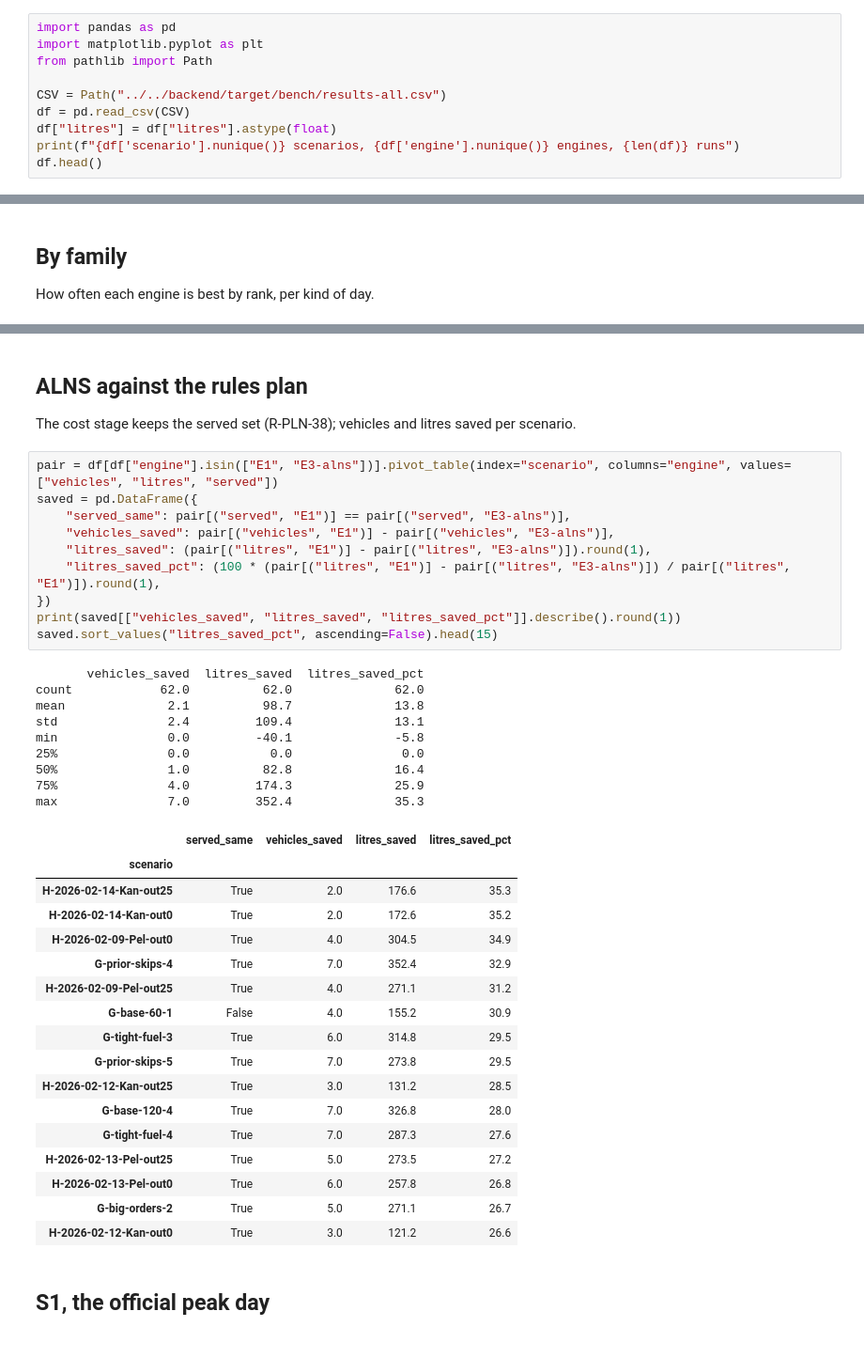
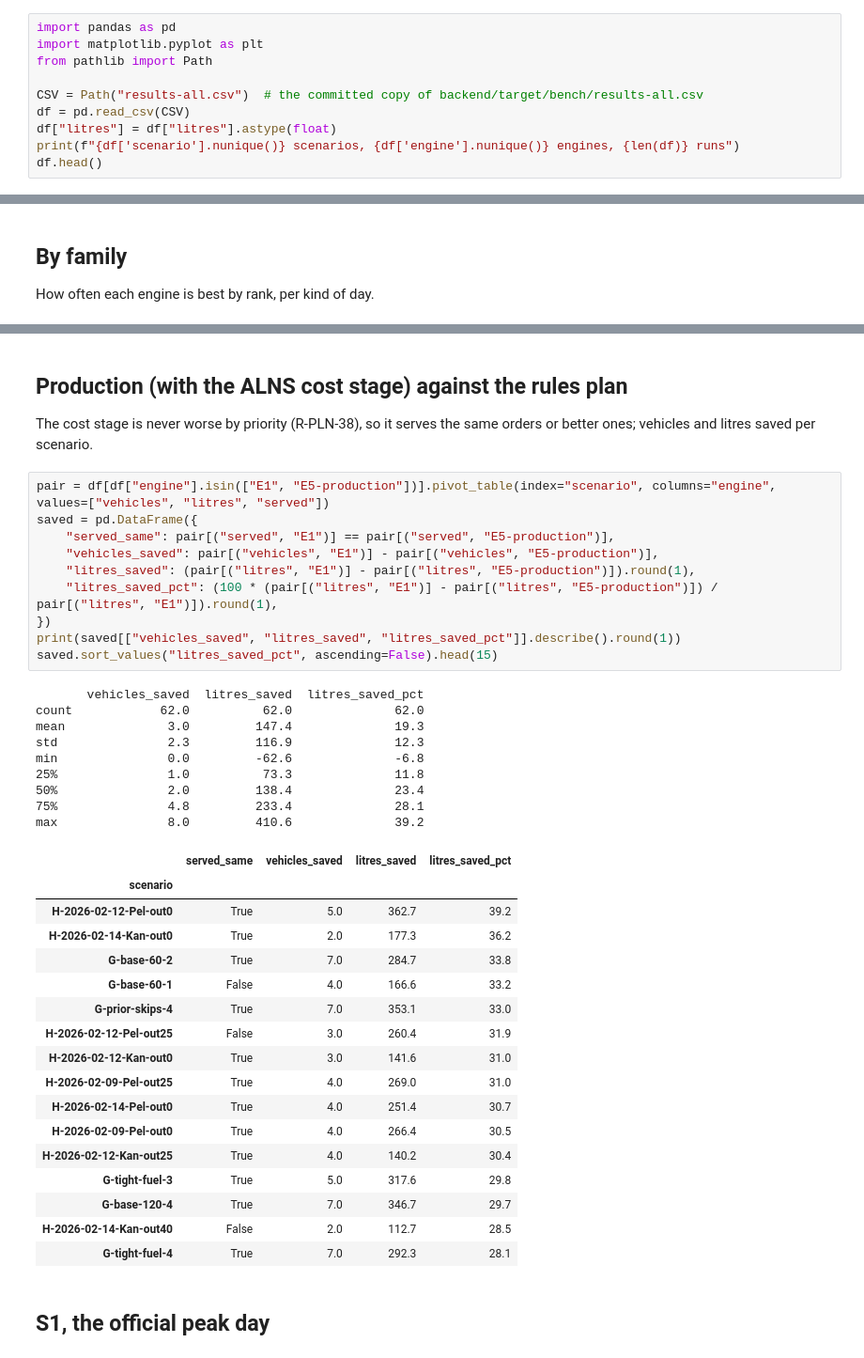
Before and after one commit to Dinusha-Ekanayake/Xception-WaypointGo, a Jupyter notebook: docs/issues/219-planning-v2/benchmark/planning-benchmark.ipynb, the cells around one changed output, grey strips where cells are left out. Shown at 94% size. Cells and saved outputs as stored; diff of their text form.

```diff
--- a/docs/issues/219-planning-v2/benchmark/planning-benchmark.ipynb
+++ b/docs/issues/219-planning-v2/benchmark/planning-benchmark.ipynb
@@ -20,7 +20,7 @@ import pandas as pd
 import matplotlib.pyplot as plt
 from pathlib import Path
 
-CSV = Path("../../backend/target/bench/results-all.csv")
+CSV = Path("results-all.csv")  # the committed copy of backend/target/bench/results-all.csv
 df = pd.read_csv(CSV)
 df["litres"] = df["litres"].astype(float)
 print(f"{df['scenario'].nunique()} scenarios, {df['engine'].nunique()} engines, {len(df)} runs")
@@ -99,46 +99,46 @@ wins.style.background_gradient(cmap="Greens", axis=None)
 | reefer-short | 0.000000 | 0.000000 | 0.000000 | nan | 0.000000 | 0.000000 | 0.200000 | 0.800000 |
 | tight-fuel | 0.800000 | 0.800000 | 0.800000 | nan | 0.800000 | 1.000000 | 0.200000 | 1.000000 |
 # %% [markdown]
-## ALNS against the rules plan
+## Production (with the ALNS cost stage) against the rules plan
 
-The cost stage keeps the served set (R-PLN-38); vehicles and litres saved per scenario.
+The cost stage is never worse by priority (R-PLN-38), so it serves the same orders or better ones; vehicles and litres saved per scenario.
 # %%
-pair = df[df["engine"].isin(["E1", "E3-alns"])].pivot_table(index="scenario", columns="engine", values=["vehicles", "litres", "served"])
+pair = df[df["engine"].isin(["E1", "E5-production"])].pivot_table(index="scenario", columns="engine", values=["vehicles", "litres", "served"])
 saved = pd.DataFrame({
-    "served_same": pair[("served", "E1")] == pair[("served", "E3-alns")],
-    "vehicles_saved": pair[("vehicles", "E1")] - pair[("vehicles", "E3-alns")],
-    "litres_saved": (pair[("litres", "E1")] - pair[("litres", "E3-alns")]).round(1),
-    "litres_saved_pct": (100 * (pair[("litres", "E1")] - pair[("litres", "E3-alns")]) / pair[("litres", "E1")]).round(1),
+    "served_same": pair[("served", "E1")] == pair[("served", "E5-production")],
+    "vehicles_saved": pair[("vehicles", "E1")] - pair[("vehicles", "E5-production")],
+    "litres_saved": (pair[("litres", "E1")] - pair[("litres", "E5-production")]).round(1),
+    "litres_saved_pct": (100 * (pair[("litres", "E1")] - pair[("litres", "E5-production")]) / pair[("litres", "E1")]).round(1),
 })
 print(saved[["vehicles_saved", "litres_saved", "litres_saved_pct"]].describe().round(1))
 saved.sort_values("litres_saved_pct", ascending=False).head(15)
 # %% [output]
        vehicles_saved  litres_saved  litres_saved_pct
 count            62.0          62.0              62.0
-mean              2.1          98.7              13.8
-std               2.4         109.4              13.1
-min               0.0         -40.1              -5.8
-25%               0.0           0.0               0.0
-50%               1.0          82.8              16.4
-75%               4.0         174.3              25.9
-max               7.0         352.4              35.3
+mean              3.0         147.4              19.3
+std               2.3         116.9              12.3
+min               0.0         -62.6              -6.8
+25%               1.0          73.3              11.8
+50%               2.0         138.4              23.4
+75%               4.8         233.4              28.1
+max               8.0         410.6              39.2
 |  | served_same | vehicles_saved | litres_saved | litres_saved_pct |
 | scenario |  |  |  |  |
-| H-2026-02-14-Kan-out25 | True | 2.0 | 176.6 | 35.3 |
-| H-2026-02-14-Kan-out0 | True | 2.0 | 172.6 | 35.2 |
-| H-2026-02-09-Pel-out0 | True | 4.0 | 304.5 | 34.9 |
-| G-prior-skips-4 | True | 7.0 | 352.4 | 32.9 |
-| H-2026-02-09-Pel-out25 | True | 4.0 | 271.1 | 31.2 |
-| G-base-60-1 | False | 4.0 | 155.2 | 30.9 |
-| G-tight-fuel-3 | True | 6.0 | 314.8 | 29.5 |
-| G-prior-skips-5 | True | 7.0 | 273.8 | 29.5 |
-| H-2026-02-12-Kan-out25 | True | 3.0 | 131.2 | 28.5 |
-| G-base-120-4 | True | 7.0 | 326.8 | 28.0 |
-| G-tight-fuel-4 | True | 7.0 | 287.3 | 27.6 |
-| H-2026-02-13-Pel-out25 | True | 5.0 | 273.5 | 27.2 |
-| H-2026-02-13-Pel-out0 | True | 6.0 | 257.8 | 26.8 |
-| G-big-orders-2 | True | 5.0 | 271.1 | 26.7 |
-| H-2026-02-12-Kan-out0 | True | 3.0 | 121.2 | 26.6 |
+| H-2026-02-12-Pel-out0 | True | 5.0 | 362.7 | 39.2 |
+| H-2026-02-14-Kan-out0 | True | 2.0 | 177.3 | 36.2 |
+| G-base-60-2 | True | 7.0 | 284.7 | 33.8 |
+| G-base-60-1 | False | 4.0 | 166.6 | 33.2 |
+| G-prior-skips-4 | True | 7.0 | 353.1 | 33.0 |
+| H-2026-02-12-Pel-out25 | False | 3.0 | 260.4 | 31.9 |
+| H-2026-02-12-Kan-out0 | True | 3.0 | 141.6 | 31.0 |
+| H-2026-02-09-Pel-out25 | True | 4.0 | 269.0 | 31.0 |
+| H-2026-02-14-Pel-out0 | True | 4.0 | 251.4 | 30.7 |
+| H-2026-02-09-Pel-out0 | True | 4.0 | 266.4 | 30.5 |
+| H-2026-02-12-Kan-out25 | True | 4.0 | 140.2 | 30.4 |
+| G-tight-fuel-3 | True | 5.0 | 317.6 | 29.8 |
+| G-base-120-4 | True | 7.0 | 346.7 | 29.7 |
+| H-2026-02-14-Kan-out40 | False | 2.0 | 112.7 | 28.5 |
+| G-tight-fuel-4 | True | 7.0 | 292.3 | 28.1 |
 # %% [markdown]
 ## S1, the official peak day
 # %%
```
Also changed, not shown: parts of 7 cells of this notebook, 30 other files.
